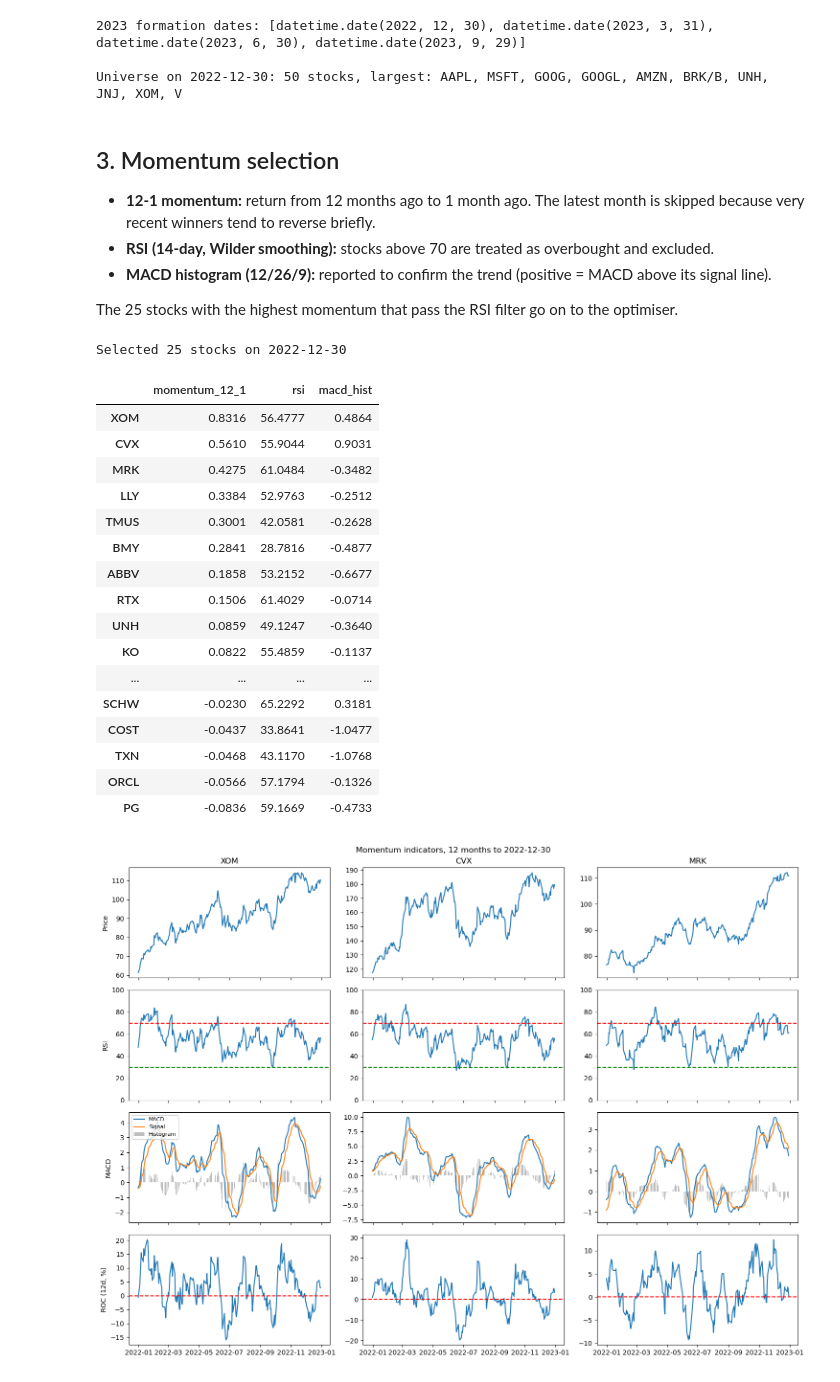
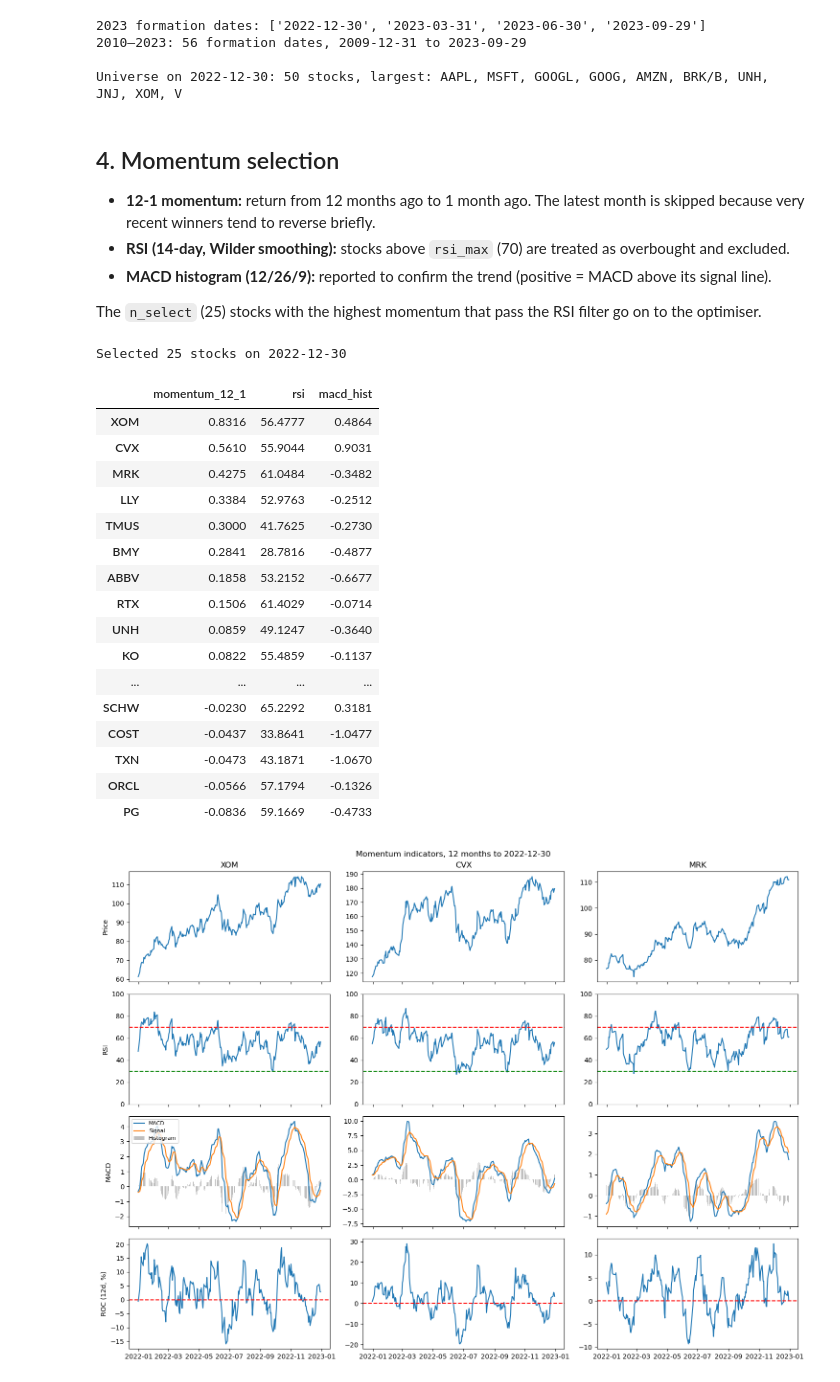
Before and after one commit to AimanxxAnsari/momentum-trading-strategy, a Jupyter notebook: main.ipynb, the cells around one changed output. Saved outputs shown, nothing was run; the diff lists cells and outputs as text; code cells hidden in the pictures.

```diff
--- a/main.ipynb
+++ b/main.ipynb
@@ -84,36 +152,0 @@ Ranking stocks by their *latest* market cap would pick today's winners (survivor
-# %%
-def parse_snapshot_date(filename):
-    # Some filenames end in '20221' (a trailing copy suffix), so only the first 4 digits are the year
-    match = re.search(r"as of (\w{3} \d{2} \d{4})", filename)
-    if not match:
-        raise ValueError(f"Unable to parse date from filename: {filename}")
-    return pd.Timestamp(datetime.strptime(match.group(1), "%b %d %Y"))
-
-
-def load_snapshots(folder):
-    snapshots = {}
-    for path in glob.glob(os.path.join(folder, "*.xlsx")):
-        sheet = openpyxl.load_workbook(path, read_only=True, data_only=True).active
-        rows = list(sheet.iter_rows(values_only=True))
-        col = rows[0].index("Ticker")
-        snapshots[parse_snapshot_date(os.path.basename(path))] = {
-            r[col].split(" ")[0] for r in rows[1:] if r[col]
-        }
-    return dict(sorted(snapshots.items()))
-
-
-snapshots = load_snapshots(SNAPSHOT_DIR)
-print(f"{len(snapshots)} snapshots, {min(snapshots).date()} to {max(snapshots).date()}")
-
-
-def constituents(date):
-    latest = max(d for d in snapshots if d <= date)
-    return snapshots[latest]
-
-
-def universe(date, size=UNIVERSE_SIZE):
-    # Largest index members with a price on `date`; returns market caps, largest first
-    members = [t for t in constituents(date) if t in prices.columns]
-    caps = mcap.loc[:date, members].iloc[-5:].ffill().iloc[-1]
-    caps = caps[prices.loc[date, members].notna()].dropna()
-    return caps.sort_values(ascending=False).head(size)
@@ -126,4 +153,17 @@ The portfolio is formed on the last trading day of each quarter and held for the
 # %%
+def constituents(date):
+    latest = max(d for d in snapshots if d <= date)
+    return snapshots[latest]
+
+
+def universe(date, size=UNIVERSE_SIZE):
+    # Largest index members with a price on `date`; returns market caps, largest first
+    members = [t for t in constituents(date) if t in prices.columns]
+    caps = mcap.loc[:date, members].iloc[-5:].ffill().iloc[-1]
+    caps = caps[prices.loc[date, members].notna()].dropna()
+    return caps.sort_values(ascending=False).head(size)
+
+
 def formation_dates(start, end):
     # Last trading day of each quarter, from the quarter before `start` up to (not including) the end
     idx = prices.index
@@ -134,23 +174,26 @@ def formation_dates(start, end):
 
 
 test_dates = formation_dates(TEST_START, TEST_END)
+long_dates = formation_dates(LONG_START, LONG_END)
 FIRST = test_dates[0]
-print("2023 formation dates:", [d.date() for d in test_dates])
+print("2023 formation dates:", [str(d.date()) for d in test_dates])
+print(f"2010–2023: {len(long_dates)} formation dates, {long_dates[0].date()} to {long_dates[-1].date()}")
 
 uni = universe(FIRST)
 print(f"\nUniverse on {FIRST.date()}: {len(uni)} stocks, largest: {', '.join(uni.index[:10])}")
 # %% [output]
-2023 formation dates: [datetime.date(2022, 12, 30), datetime.date(2023, 3, 31), datetime.date(2023, 6, 30), datetime.date(2023, 9, 29)]
+2023 formation dates: ['2022-12-30', '2023-03-31', '2023-06-30', '2023-09-29']
+2010–2023: 56 formation dates, 2009-12-31 to 2023-09-29
 
-Universe on 2022-12-30: 50 stocks, largest: AAPL, MSFT, GOOG, GOOGL, AMZN, BRK/B, UNH, JNJ, XOM, V
+Universe on 2022-12-30: 50 stocks, largest: AAPL, MSFT, GOOGL, GOOG, AMZN, BRK/B, UNH, JNJ, XOM, V
 # %% [markdown]
-## 3. Momentum selection
+## 4. Momentum selection
 
 * **12-1 momentum:** return from 12 months ago to 1 month ago. The latest month is skipped because very recent winners tend to reverse briefly.
-* **RSI (14-day, Wilder smoothing):** stocks above 70 are treated as overbought and excluded.
+* **RSI (14-day, Wilder smoothing):** stocks above `rsi_max` (70) are treated as overbought and excluded.
 * **MACD histogram (12/26/9):** reported to confirm the trend (positive = MACD above its signal line).
 
-The 25 stocks with the highest momentum that pass the RSI filter go on to the optimiser.
+The `n_select` (25) stocks with the highest momentum that pass the RSI filter go on to the optimiser.
 # %%
 def rsi(series, n=14):
     delta = series.diff()
@@ -165,39 +208,38 @@ def macd(series):
     return line, signal
 
 
 def momentum_signals(date, tickers):
     window = prices.loc[:date, tickers].iloc[-(MOM_LOOKBACK + 300):]
     rows = {}
     for t in tickers:
         s = window[t].dropna()
         if len(s) <= MOM_LOOKBACK:
             continue  # not enough history
         line, signal = macd(s)
         rows[t] = {
             "momentum_12_1": s.iloc[-1 - MOM_SKIP] / s.iloc[-1 - MOM_LOOKBACK] - 1,
             "rsi": rsi(s).iloc[-1],
             "macd_hist": (line - signal).iloc[-1],
         }
     return pd.DataFrame(rows).T
 
 
-def select_stocks(date, uni):
-    sig = momentum_signals(date, list(uni.index))
-    eligible = sig[sig["rsi"] < RSI_MAX]
-    return eligible.sort_values("momentum_12_1", ascending=False).head(N_SELECT)
+def select_stocks(signals, n_select, rsi_max):
+    eligible = signals[signals["rsi"] < rsi_max]
+    return eligible.sort_values("momentum_12_1", ascending=False).head(n_select)
 
 
-selected = select_stocks(FIRST, uni)
+selected = select_stocks(momentum_signals(FIRST, list(uni.index)), BASE["n_select"], BASE["rsi_max"])
 print(f"Selected {len(selected)} stocks on {FIRST.date()}")
 selected
 # %% [output]
 Selected 25 stocks on 2022-12-30
 |  | momentum_12_1 | rsi | macd_hist |
 | XOM | 0.8316 | 56.4777 | 0.4864 |
 | CVX | 0.5610 | 55.9044 | 0.9031 |
 | MRK | 0.4275 | 61.0484 | -0.3482 |
 | LLY | 0.3384 | 52.9763 | -0.2512 |
-| TMUS | 0.3001 | 42.0581 | -0.2628 |
+| TMUS | 0.3000 | 41.7625 | -0.2730 |
 | BMY | 0.2841 | 28.7816 | -0.4877 |
 | ABBV | 0.1858 | 53.2152 | -0.6677 |
 | RTX | 0.1506 | 61.4029 | -0.0714 |
@@ -206,7 +248,7 @@ Selected 25 stocks on 2022-12-30
 | ... | ... | ... | ... |
 | SCHW | -0.0230 | 65.2292 | 0.3181 |
 | COST | -0.0437 | 33.8641 | -1.0477 |
-| TXN | -0.0468 | 43.1170 | -1.0768 |
+| TXN | -0.0473 | 43.1871 | -1.0670 |
 | ORCL | -0.0566 | 57.1794 | -0.1326 |
 | PG | -0.0836 | 59.1669 | -0.4733 |
 # %%
```
Also changed, not shown: parts of 41 cells of this notebook, 1 other file.
